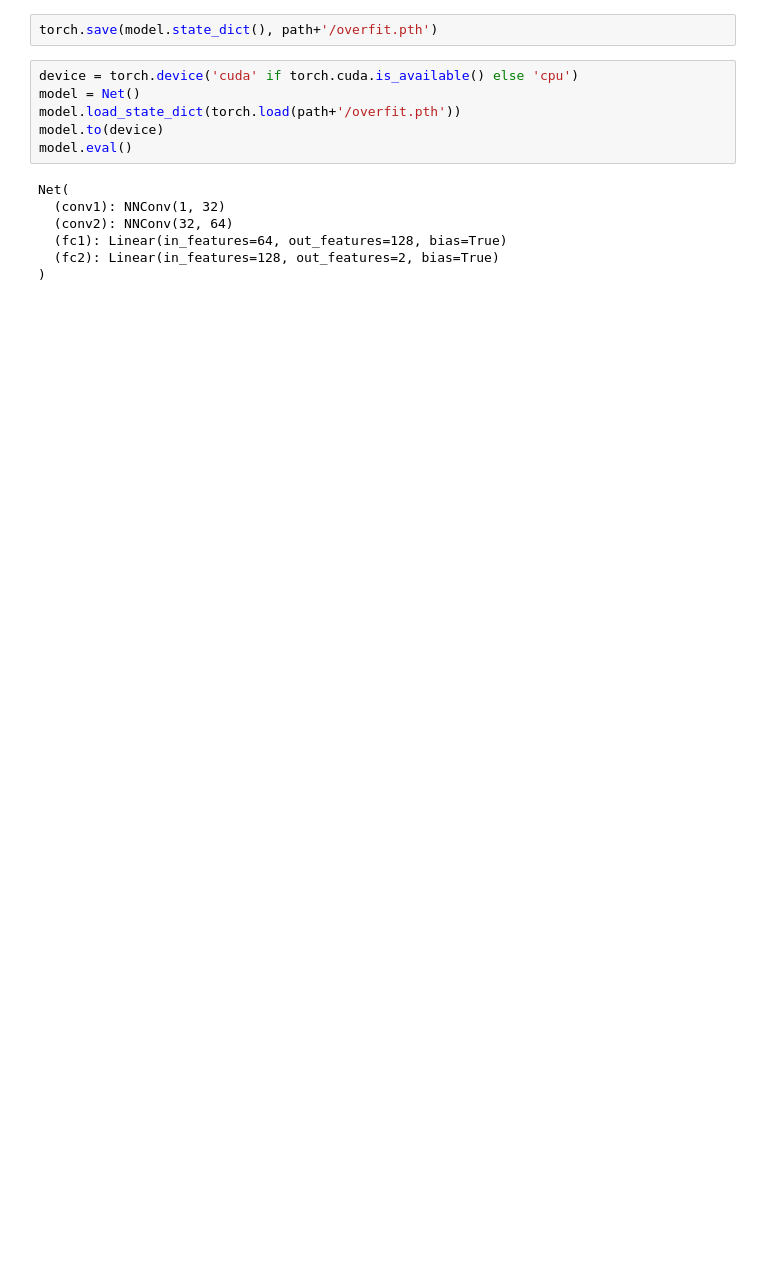
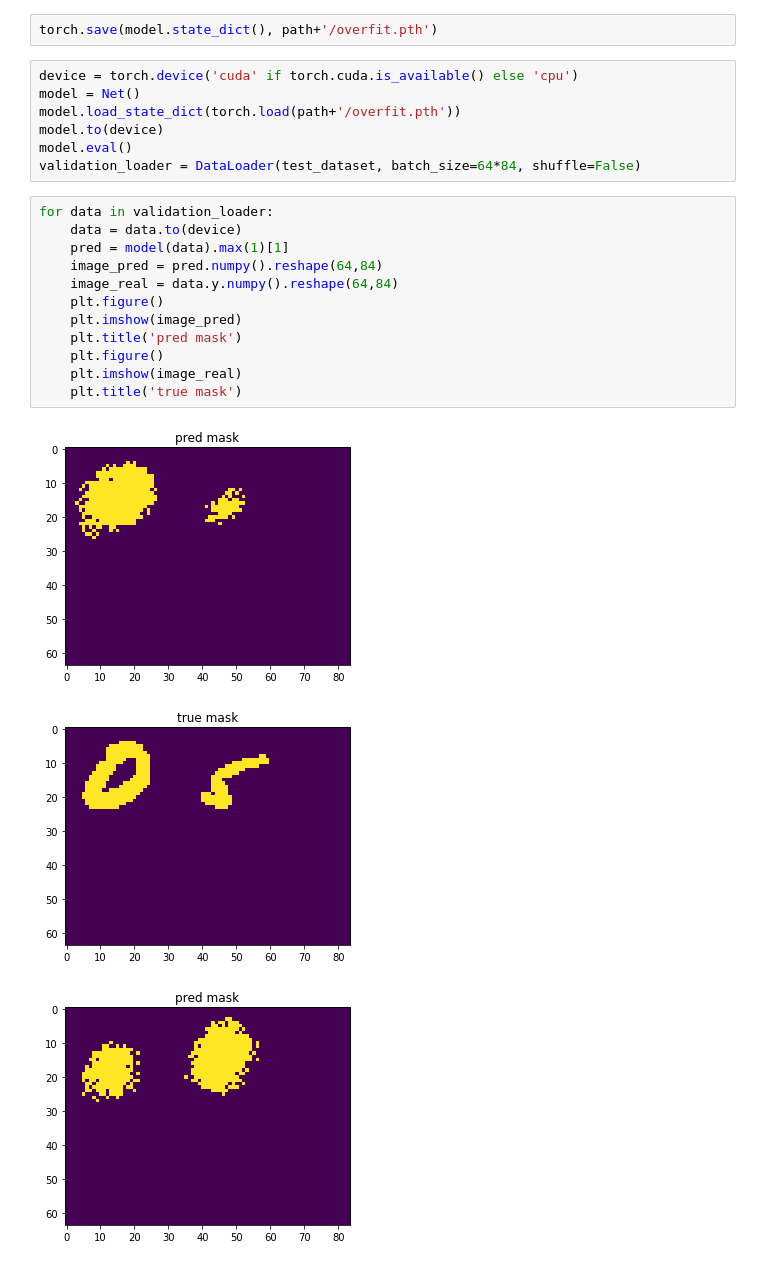
Before and after one commit to aiporre/gcn_segmentation, a Jupyter notebook: examples/Segmentation-M2NIST.ipynb, the cells around one changed output. Saved outputs shown, nothing was run; the diff lists cells and outputs as text; blank space fills up the shorter version.

Commit message:
first training with wrong dataset segmentation of M2NIST

```diff
--- a/examples/Segmentation-M2NIST.ipynb
+++ b/examples/Segmentation-M2NIST.ipynb
@@ -157,10 +150,20 @@ model = Net()
 model.load_state_dict(torch.load(path+'/overfit.pth'))
 model.to(device)
 model.eval()
+validation_loader = DataLoader(test_dataset, batch_size=64*84, shuffle=False)
-# %% [output]
-Net(
-  (conv1): NNConv(1, 32)
-  (conv2): NNConv(32, 64)
-  (fc1): Linear(in_features=64, out_features=128, bias=True)
-  (fc2): Linear(in_features=128, out_features=2, bias=True)
-)
+# %%
+for data in validation_loader:
+    data = data.to(device)
+    pred = model(data).max(1)[1]
+    image_pred = pred.numpy().reshape(64,84)
+    image_real = data.y.numpy().reshape(64,84)
+    plt.figure()
+    plt.imshow(image_pred)
+    plt.title('pred mask')
+    plt.figure()
+    plt.imshow(image_real)
+    plt.title('true mask')
+# %% [output]
+[figure, added]
+[figure, added]
+[figure, added]
```
Also changed, not shown: parts of 7 cells of this notebook.
